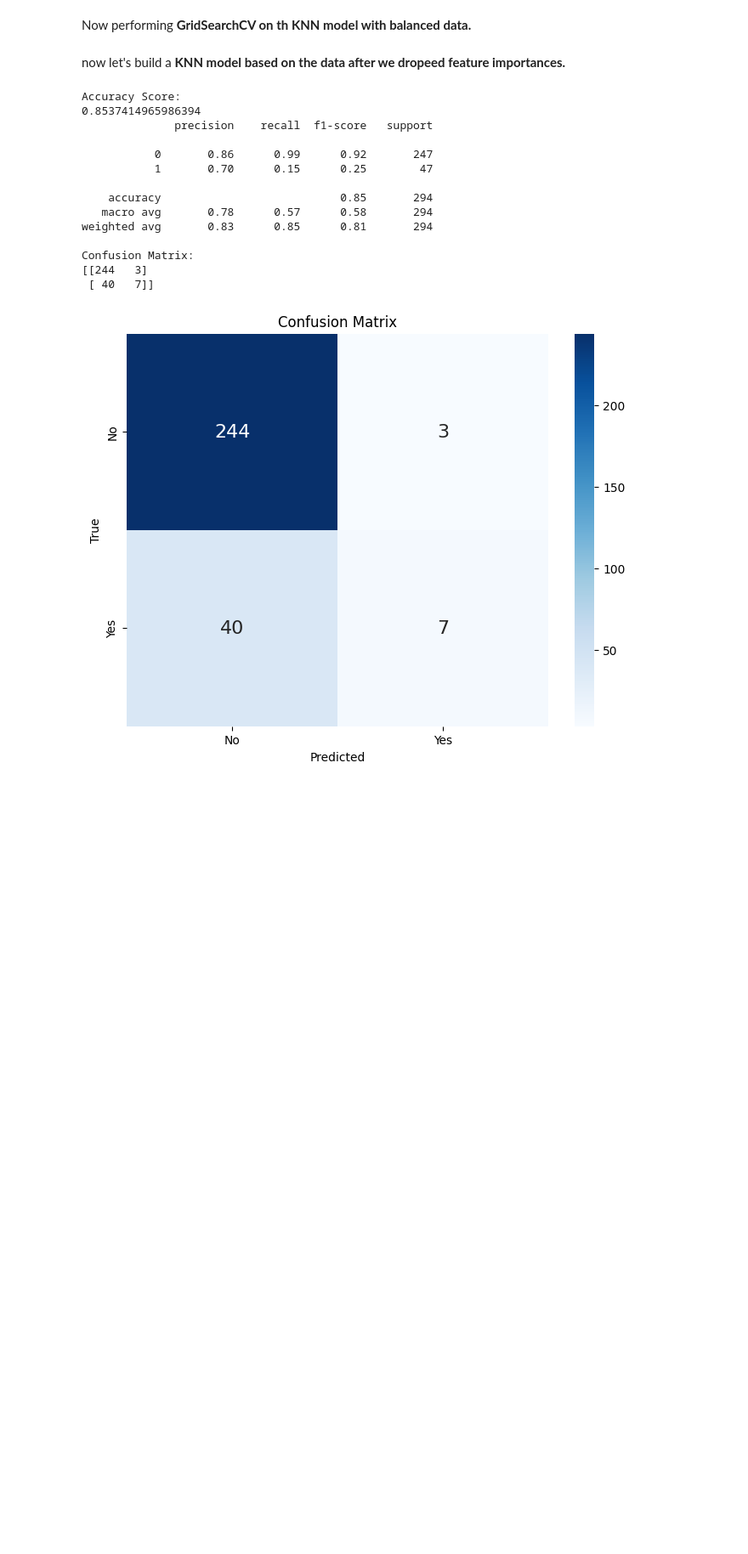
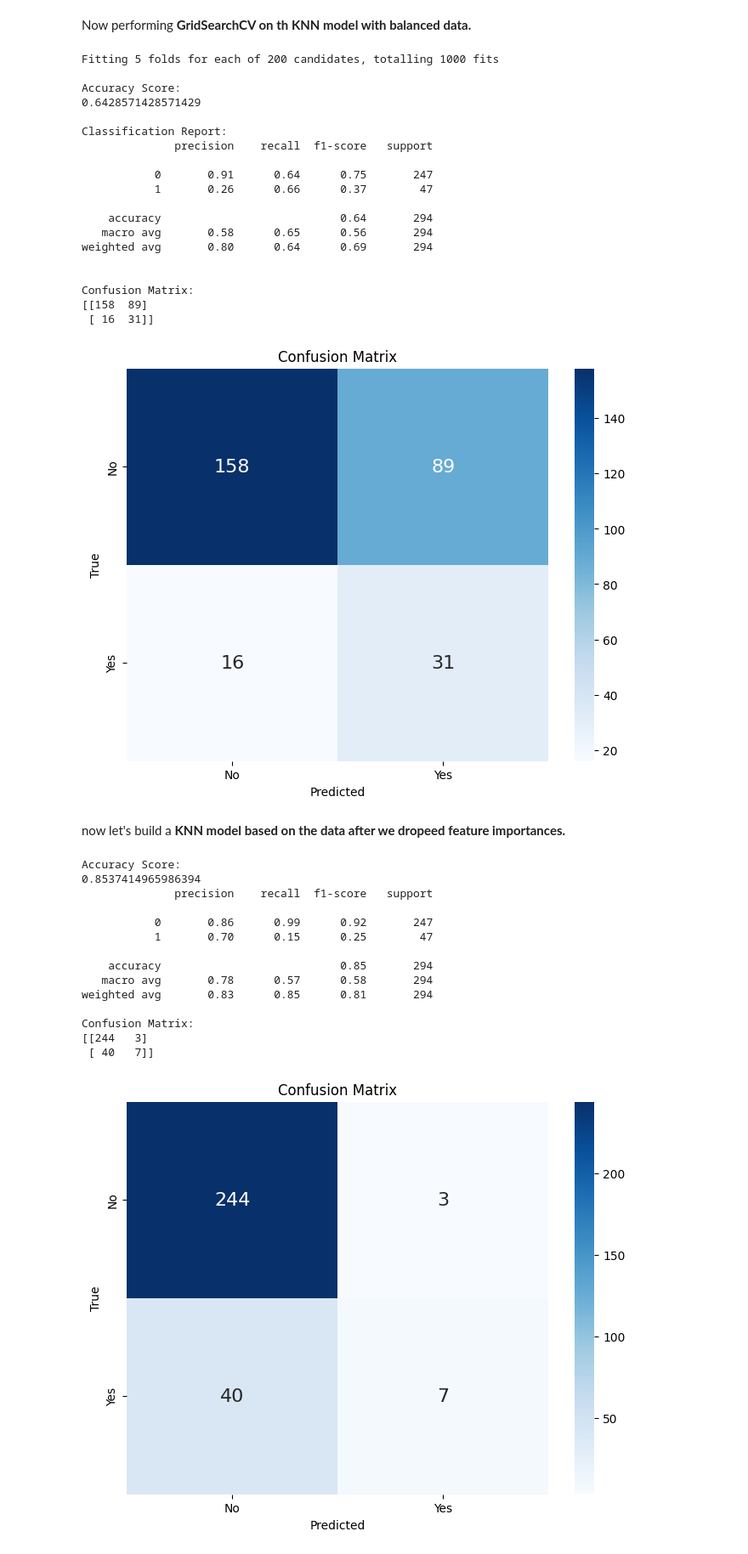
Before and after one commit to byrdwcrawford/HR_Analytics, a Jupyter notebook: HR_Model_Final.ipynb, the cells around one changed output. Shown at 85% size. Cells and saved outputs as stored; diff of their text form; code cells hidden in the pictures; blank space fills up the shorter version.

```diff
--- a/HR_Model_Final.ipynb
+++ b/HR_Model_Final.ipynb
@@ -842,7 +842,7 @@ As we anticipated based on the Oxford Article, balancing the classes had a negat
 Next, let's use **gridsearchCV to finetune the parameters of our Decision Tree.**
 # %%
 # Define the parameter grid
-param_grid = {
+param_grid_tree = {
     'criterion': ['gini', 'entropy'],
     'max_depth': [None, 10, 20, 100],
     'min_samples_split': [2, 15, 20],
@@ -852,10 +852,10 @@ param_grid = {
 }
 
 # Initialize the classifier
-clf_balanced_treecv = DecisionTreeClassifier(random_state=42)
+clf_tree_balanced_cv = DecisionTreeClassifier(random_state=42)
 
 # Initialize GridSearchCV
-grid_search = GridSearchCV(estimator=clf_balanced_treecv, param_grid=param_grid, cv=5, scoring='recall', n_jobs=-1)
+grid_search = GridSearchCV(estimator=clf_tree_balanced_cv, param_grid=param_grid_tree, cv=5, scoring='recall', n_jobs=-1)
 
 # Fit GridSearchCV
 grid_search.fit(X_train_balanced, y_train_balanced)
@@ -864,21 +864,21 @@ grid_search.fit(X_train_balanced, y_train_balanced)
 print("Best parameters found: ", grid_search.best_params_)
 
 # Use the best estimator to make predictions
-best_clf = grid_search.best_estimator_
-y_pred_cv = best_clf.predict(X_test)
+best_clf_tree_balanced_cv = grid_search.best_estimator_
+y_pred_tree_balanced_cv = best_clf_tree_balanced_cv.predict(X_test)
 
 # Evaluate the classifier
 print("\nAccuracy Score:")
-print(accuracy_score(y_test, y_pred_cv))
+print(accuracy_score(y_test, y_pred_tree_balanced_cv))
 print("\nClassification Report:")
-print(classification_report(y_test, y_pred_cv))
+print(classification_report(y_test, y_pred_tree_balanced_cv))
 
 print("\nConfusion Matrix:")
-cm_cv = confusion_matrix(y_test, y_pred_cv)
-print(cm_cv)
+cm_tree_balanced_cv = confusion_matrix(y_test, y_pred_tree_balanced_cv)
+print(cm_tree_balanced_cv)
 
 # Plot the confusion matrix
-ConfusionMatrixDisplay(confusion_matrix=cm_cv, display_labels=best_clf.classes_).plot()
+ConfusionMatrixDisplay(confusion_matrix=cm_tree_balanced_cv, display_labels=best_clf_tree_balanced_cv.classes_).plot()
 plt.show()
 # %% [output]
 Best parameters found:  {'class_weight': {0: 1, 1: 4}, 'criterion': 'entropy', 'max_depth': None, 'max_features': 'sqrt', 'min_samples_leaf': 20, 'min_samples_split': 2}
@@ -1228,7 +1228,7 @@ Confusion Matrix:
 Now we can take a look at the **finetuned random forest built with class imbalancing addressed.**
 # %%
 # Define the parameter grid
-param_grid = {
+param_grid_rf = {
     'n_estimators': [100, 200, 300],
     'max_depth': [None, 10, 20, 30, 40],
     'min_samples_split': [2, 5, 10],
@@ -1237,20 +1237,20 @@ param_grid = {
 }
 
 # Initialize the classifier
-clf_balanced_rf_cv = RandomForestClassifier(class_weight='balanced', random_state=42)
+clf_rf_balanced_cv = RandomForestClassifier(class_weight='balanced', random_state=42)
 
 # Initialize GridSearchCV with the classifier and parameter grid
-grid_search = GridSearchCV(estimator=clf_balanced_rf_cv, param_grid=param_grid,
+grid_search = GridSearchCV(estimator=clf_rf_balanced, param_grid=param_grid_rf,
                            scoring='accuracy', cv=5, n_jobs=-1, verbose=1)
 
 # Fit GridSearchCV to the training data
 grid_search.fit(X_train_balanced, y_train_balanced)
 
 # Get the best estimator
-best_clf_rf_balanced = grid_search.best_estimator_
+best_clf_rf_balanced_cv = grid_search.best_estimator_
 
 # Make predictions with the best estimator
-y_pred_rf_balanced_cv = best_clf_rf_balanced.predict(X_test)
+y_pred_rf_balanced_cv = best_clf_rf_balanced_cv.predict(X_test)
 
 # Evaluate the best estimator
 print("\nAccuracy Score:")
@@ -1494,7 +1478,7 @@ Now performing **GridSearchCV on th KNN model with balanced data.**
 # %%
 
 # Define the parameter grid
-param_grid = {
+param_grid_knn = {
     'n_neighbors': [3, 5, 7, 9, 11],
     'weights': ['uniform', 'distance'],
     'algorithm': ['auto', 'ball_tree', 'kd_tree', 'brute'],
@@ -1503,38 +1487,59 @@ param_grid = {
 
 # Initialize the KNN classifier
 clf_knn_balanced_cv = KNeighborsClassifier()
 
 # Initialize GridSearchCV with the classifier and parameter grid
-grid_search = GridSearchCV(estimator=clf_knn_balanced_cv, param_grid=param_grid,
+grid_search = GridSearchCV(estimator=clf_knn_balanced_cv, param_grid=param_grid_knn,
                            scoring='accuracy', cv=5, n_jobs=-1, verbose=1)
 
 # Fit GridSearchCV to the training data
 grid_search.fit(X_train_balanced, y_train_balanced)
 
 # Get the best estimator
 best_clf_knn_balanced_cv = grid_search.best_estimator_
 
 # Make predictions with the best estimator
-y_pred_cv = best_clf_knn_balanced_cv.predict(X_test)
+y_pred_knn_balanced_cv = best_clf_knn_balanced_cv.predict(X_test)
 
 # Evaluate the best estimator
 print("\nAccuracy Score:")
-print(accuracy_score(y_test, y_pred_cv))
+print(accuracy_score(y_test, y_pred_knn_balanced_cv))
 print("\nClassification Report:")
-print(classification_report(y_test, y_pred_cv))
+print(classification_report(y_test, y_pred_knn_balanced_cv))
 
 print("\nConfusion Matrix:")
-cm_knn_balanced_cv = confusion_matrix(y_test, y_pred_cv)
+cm_knn_balanced_cv = confusion_matrix(y_test, y_pred_knn_balanced_cv)
 print(cm_knn_balanced_cv)
 
 # Plot the confusion matrix
 plt.figure(figsize=(8, 6))
 sns.heatmap(cm_knn_balanced_cv, annot=True, cmap='Blues', fmt='g', annot_kws={"size": 16},
             xticklabels=['No', 'Yes'], yticklabels=['No', 'Yes'])
 plt.xlabel('Predicted')
 plt.ylabel('True')
 plt.title('Confusion Matrix')
 plt.show()
+# %% [output]
+Fitting 5 folds for each of 200 candidates, totalling 1000 fits
+
+Accuracy Score:
+0.6428571428571429
+
+Classification Report:
+              precision    recall  f1-score   support
+
+           0       0.91      0.64      0.75       247
+           1       0.26      0.66      0.37        47
+
+    accuracy                           0.64       294
+   macro avg       0.58      0.65      0.56       294
+weighted avg       0.80      0.64      0.69       294
+
+
+Confusion Matrix:
+[[158  89]
+ [ 16  31]]
+[figure, added]
 # %% [markdown]
 now let's build a **KNN model based on the data after we dropeed feature importances.**
 # %%
```
Also changed, not shown: parts of 23 cells of this notebook.
